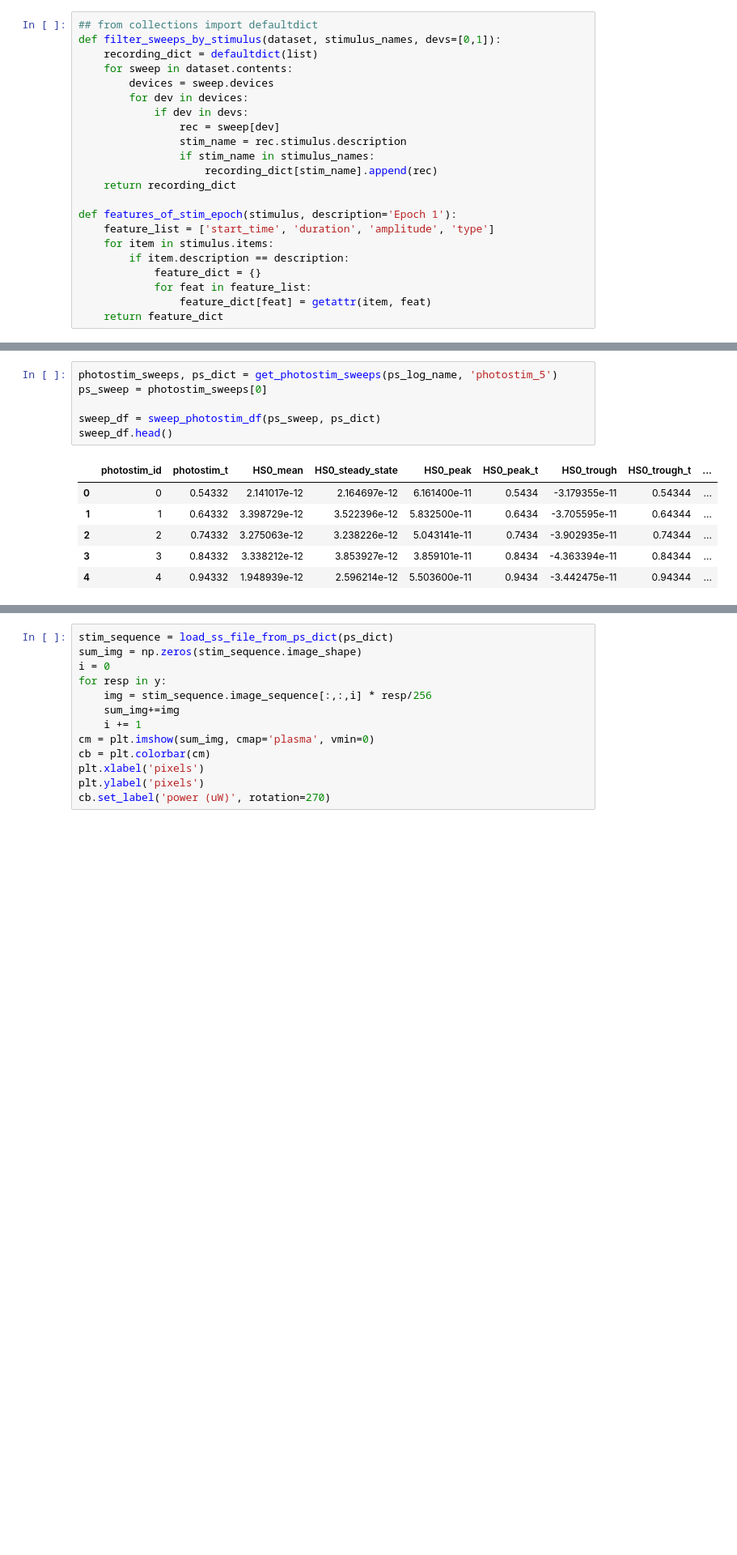
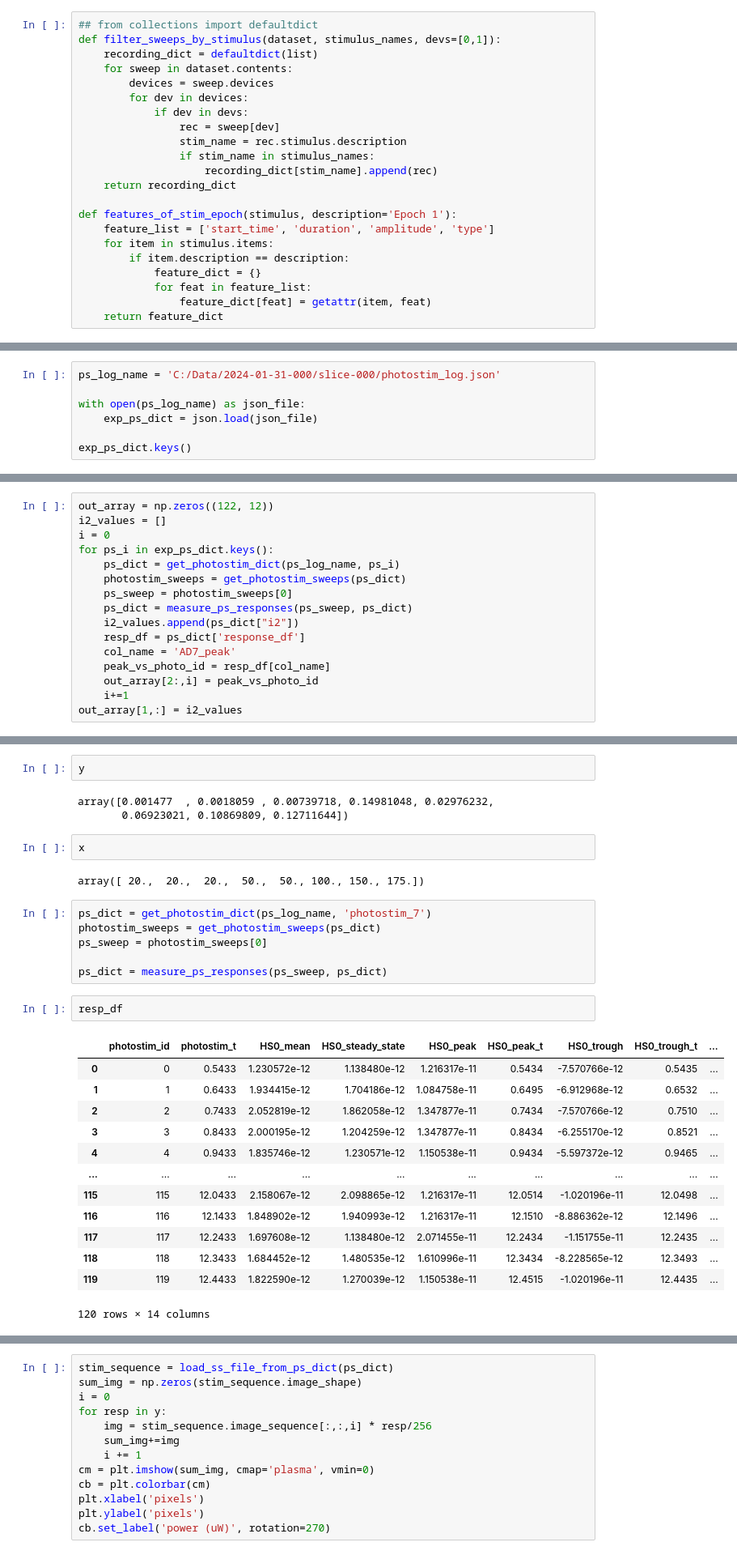
Before and after one commit to travis-open/ephys_file_manager, a Jupyter notebook: dmd_mapping.ipynb, the cells around one changed output, grey strips where cells are left out. Shown at 81% size. Cells and saved outputs as stored; diff of their text form; blank space fills up the shorter version.

```diff
--- a/dmd_mapping.ipynb
+++ b/dmd_mapping.ipynb
@@ -313,3 +305,10 @@ plt.show()
 # %% [output]
 [interactive output not drawn]
 [interactive output not drawn]
+# %%
+ps_log_name = 'C:/Data/2024-01-31-000/slice-000/photostim_log.json'
+
+with open(ps_log_name) as json_file:
+    exp_ps_dict = json.load(json_file)
+
+exp_ps_dict.keys()
@@ -315,0 +321,16 @@ plt.show()
+# %%
+out_array = np.zeros((122, 12))
+i2_values = []
+i = 0
+for ps_i in exp_ps_dict.keys():
+    ps_dict = get_photostim_dict(ps_log_name, ps_i)
+    photostim_sweeps = get_photostim_sweeps(ps_dict)
+    ps_sweep = photostim_sweeps[0]
+    ps_dict = measure_ps_responses(ps_sweep, ps_dict)
+    i2_values.append(ps_dict["i2"])
+    resp_df = ps_dict['response_df']
+    col_name = 'AD7_peak'
+    peak_vs_photo_id = resp_df[col_name]
+    out_array[2:,i] = peak_vs_photo_id
+    i+=1
+out_array[1,:] = i2_values
@@ -316,14 +368,32 @@ plt.show()
+# %%
+y
+# %% [output]
+array([0.001477  , 0.0018059 , 0.00739718, 0.14981048, 0.02976232,
+       0.06923021, 0.10869809, 0.12711644])
+# %%
+x
+# %% [output]
+array([ 20.,  20.,  20.,  50.,  50., 100., 150., 175.])
 # %%
-photostim_sweeps, ps_dict = get_photostim_sweeps(ps_log_name, 'photostim_5')
+ps_dict = get_photostim_dict(ps_log_name, 'photostim_7')
+photostim_sweeps = get_photostim_sweeps(ps_dict)
 ps_sweep = photostim_sweeps[0]
 
-sweep_df = sweep_photostim_df(ps_sweep, ps_dict)
-sweep_df.head()
+ps_dict = measure_ps_responses(ps_sweep, ps_dict)
-# %% [output]
-|  | photostim_id | photostim_t | HS0_mean | HS0_steady_state | HS0_peak | HS0_peak_t | HS0_trough | HS0_trough_t | ... |
-| 0 | 0 | 0.54332 | 2.141017e-12 | 2.164697e-12 | 6.161400e-11 | 0.5434 | -3.179355e-11 | 0.54344 | ... |
-| 1 | 1 | 0.64332 | 3.398729e-12 | 3.522396e-12 | 5.832500e-11 | 0.6434 | -3.705595e-11 | 0.64344 | ... |
-| 2 | 2 | 0.74332 | 3.275063e-12 | 3.238226e-12 | 5.043141e-11 | 0.7434 | -3.902935e-11 | 0.74344 | ... |
-| 3 | 3 | 0.84332 | 3.338212e-12 | 3.853927e-12 | 3.859101e-11 | 0.8434 | -4.363394e-11 | 0.84344 | ... |
-| 4 | 4 | 0.94332 | 1.948939e-12 | 2.596214e-12 | 5.503600e-11 | 0.9434 | -3.442475e-11 | 0.94344 | ... |
+# %%
+resp_df
+# %% [output]
+|  | photostim_id | photostim_t | HS0_mean | HS0_steady_state | HS0_peak | HS0_peak_t | HS0_trough | HS0_trough_t | ... |
+| 0 | 0 | 0.5433 | 1.230572e-12 | 1.138480e-12 | 1.216317e-11 | 0.5434 | -7.570766e-12 | 0.5435 | ... |
+| 1 | 1 | 0.6433 | 1.934415e-12 | 1.704186e-12 | 1.084758e-11 | 0.6495 | -6.912968e-12 | 0.6532 | ... |
+| 2 | 2 | 0.7433 | 2.052819e-12 | 1.862058e-12 | 1.347877e-11 | 0.7434 | -7.570766e-12 | 0.7510 | ... |
+| 3 | 3 | 0.8433 | 2.000195e-12 | 1.204259e-12 | 1.347877e-11 | 0.8434 | -6.255170e-12 | 0.8521 | ... |
+| 4 | 4 | 0.9433 | 1.835746e-12 | 1.230571e-12 | 1.150538e-11 | 0.9434 | -5.597372e-12 | 0.9465 | ... |
+| ... | ... | ... | ... | ... | ... | ... | ... | ... | ... |
+| 115 | 115 | 12.0433 | 2.158067e-12 | 2.098865e-12 | 1.216317e-11 | 12.0514 | -1.020196e-11 | 12.0498 | ... |
+| 116 | 116 | 12.1433 | 1.848902e-12 | 1.940993e-12 | 1.216317e-11 | 12.1510 | -8.886362e-12 | 12.1496 | ... |
+| 117 | 117 | 12.2433 | 1.697608e-12 | 1.138480e-12 | 2.071455e-11 | 12.2434 | -1.151755e-11 | 12.2435 | ... |
+| 118 | 118 | 12.3433 | 1.684452e-12 | 1.480535e-12 | 1.610996e-11 | 12.3434 | -8.228565e-12 | 12.3493 | ... |
+| 119 | 119 | 12.4433 | 1.822590e-12 | 1.270039e-12 | 1.150538e-11 | 12.4515 | -1.020196e-11 | 12.4435 | ... |
+120 rows × 14 columns
 # %%
```
Also changed, not shown: parts of 20 cells of this notebook.
